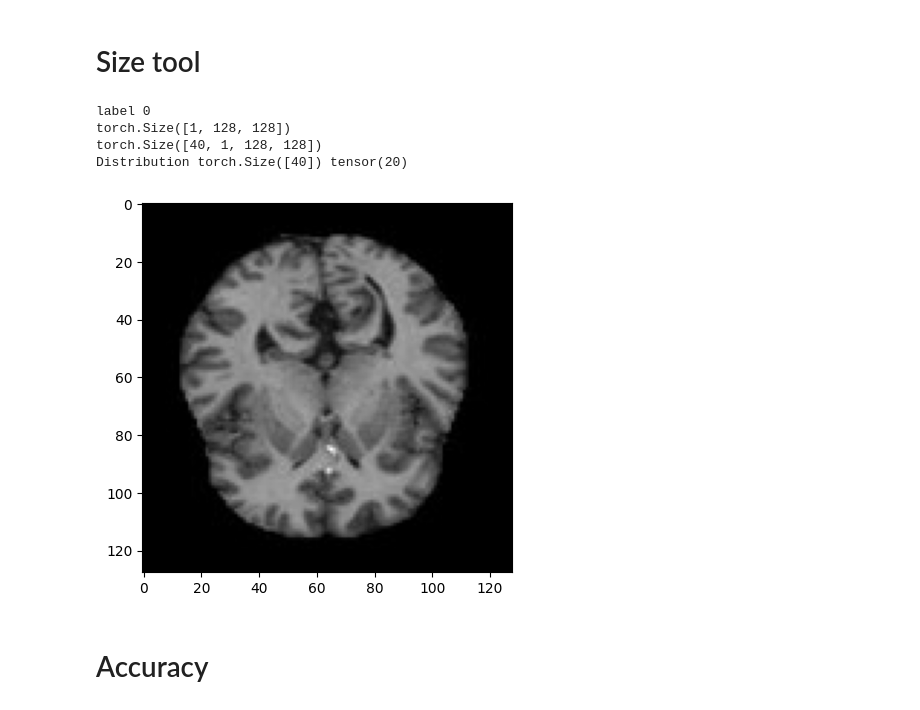
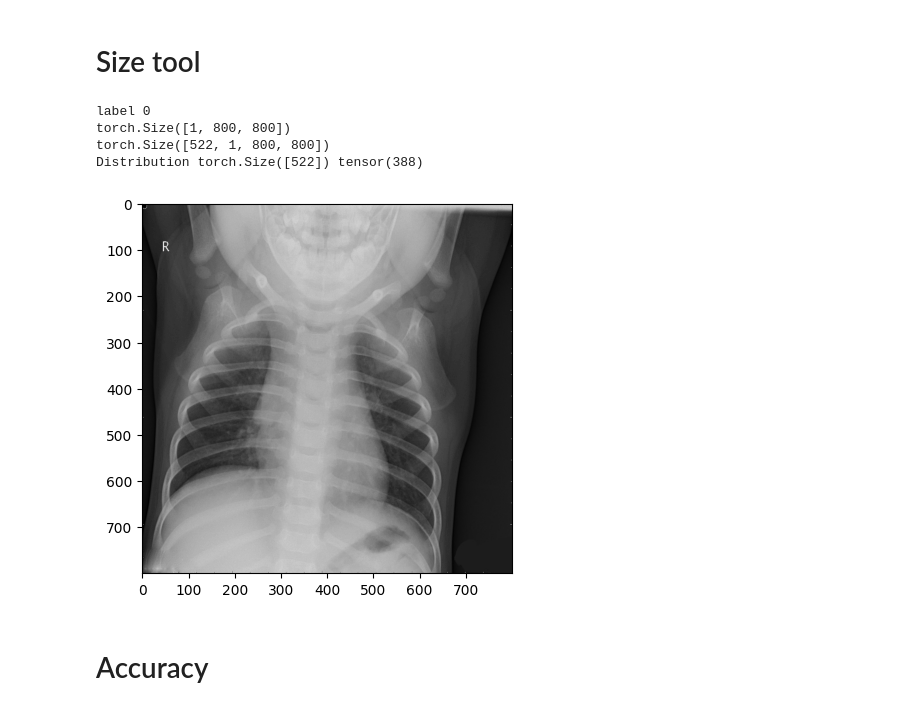
Before and after one commit to Thire399/DC-MasterThesis-2023, a Jupyter notebook: AccuracycheckerTool.ipynb, the cells around one changed output. Drawn from its saved outputs; the diff is of its cells as text; code cells hidden in the pictures.

```diff
--- a/AccuracycheckerTool.ipynb
+++ b/AccuracycheckerTool.ipynb
@@ -93,12 +93,12 @@ import matplotlib.pyplot as plt
 import numpy as np
 import torch.nn as nn
 import os
-index = 0
-dataset = 'Alzheimer_MRI'
-#dataset = 'chest_xray'
+index = 1
+#dataset = 'Alzheimer_MRI'
+dataset = 'chest_xray'
 #datasetType = '01PercentDistribution'
 #datasetType = '10PercentRandom'
-datasetType = '1PercentDistribution'
+datasetType = '10PercentDistribution'
 #datasetType = ''
 directory = '/home/thire399/Documents/School/DC-MasterThesis-2023/Data'
 os.chdir(directory)
@@ -107,38 +107,38 @@ y = torch.load(f'Proccesed/{dataset}/'+ datasetType +'trainY.pt')
 print(f'label {y[index]}')
 print(data[index].shape)
 print(data.shape)
 #print(data[index])
-plt.imshow(data[0][0], cmap = 'gray')
+plt.imshow(data[index][0], cmap = 'gray')
 print('Distribution', y.shape, sum(y))
 #print(torch.max(data[0]), torch.min(data[0]))
 plt.show()
 #from torchvision import models
 #import torch.nn as nn
 #import torch
 #model = models.resnet50(pretrained = False)
 #
 #model.fc = nn.Linear(in_features = 2048, out_features = 1, bias=True)
 #model.fc.add_module('sigmoid', nn.Sigmoid())
 #data = data.repeat(1,3,1,1)
 #Set = torch.utils.data.TensorDataset(data, y)
 #Loader = torch.utils.data.DataLoader(Set,
 #                                        batch_size = 10,
 #                                        shuffle = True,
 #                                        num_workers = 0)
 #for i, (dd, yy) in enumerate(Loader):
 #    out = model(data.type(torch.float32))
 #    out = nn.Sigmoid()(out)
 #    break
 ##out = out.clamp(min = 0)
 #
 #for i in range(10):
 #    print(out[i], yy[i].item())
 # %% [output]
 label 0
-torch.Size([1, 128, 128])
-torch.Size([40, 1, 128, 128])
-Distribution torch.Size([40]) tensor(20)
+torch.Size([1, 800, 800])
+torch.Size([522, 1, 800, 800])
+Distribution torch.Size([522]) tensor(388)
-[figure, old version]
+[figure, new version]
 # %% [markdown]
 # Accuracy
 # %%
```
Also changed, not shown: parts of 1 cell of this notebook, 5 other files.
